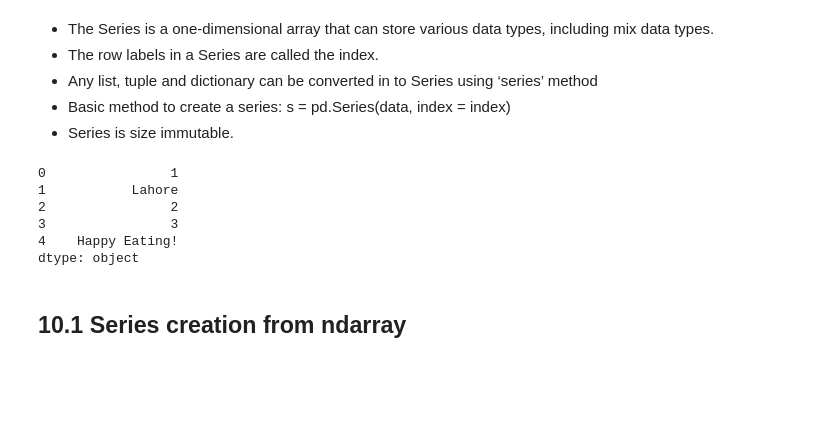
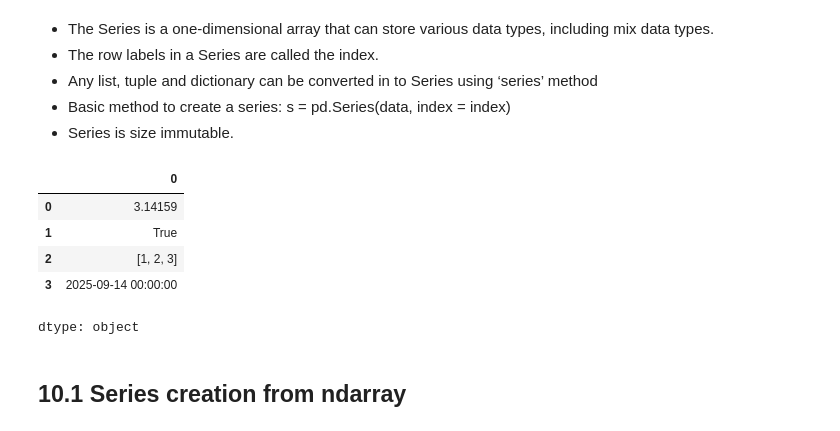
Before and after one commit to timz815/Week1-Intro-to-Python, a Jupyter notebook: Introduction_to_Python.ipynb, the cells around one changed output. Drawn from its saved outputs; the diff is of its cells as text; code cells hidden in the pictures; blank space fills up the shorter version.

```diff
--- a/Introduction_to_Python.ipynb
+++ b/Introduction_to_Python.ipynb
@@ -898,14 +898,28 @@ These data structures are built on top of Numpy array, which means they are fast
 - Series is size immutable.
 # %%
 import pandas as pd
+from datetime import datetime
+
 s = pd.Series([1, 'Lahore', 2, 3, 'Happy Eating!'])
-s
+#s
+
+# ===========================================
+# Example : series with different data types
+# ===========================================
+s_mixed = pd.Series([
+    3.14159,                     # float
+    True,                        # boolean
+    [1, 2, 3],                   # list
+    datetime(2025, 9, 14)        # date
+])
+
+s_mixed
 # %% [output]
+|  | 0 |
+| 0 | 3.14159 |
+| 1 | True |
+| 2 | [1, 2, 3] |
+| 3 | 2025-09-14 00:00:00 |
-0                1
-1           Lahore
-2                2
-3                3
-4    Happy Eating!
 dtype: object
 # %% [markdown]
 ## 10.1 Series creation from ndarray
```
Also changed, not shown: parts of 4 cells of this notebook.
